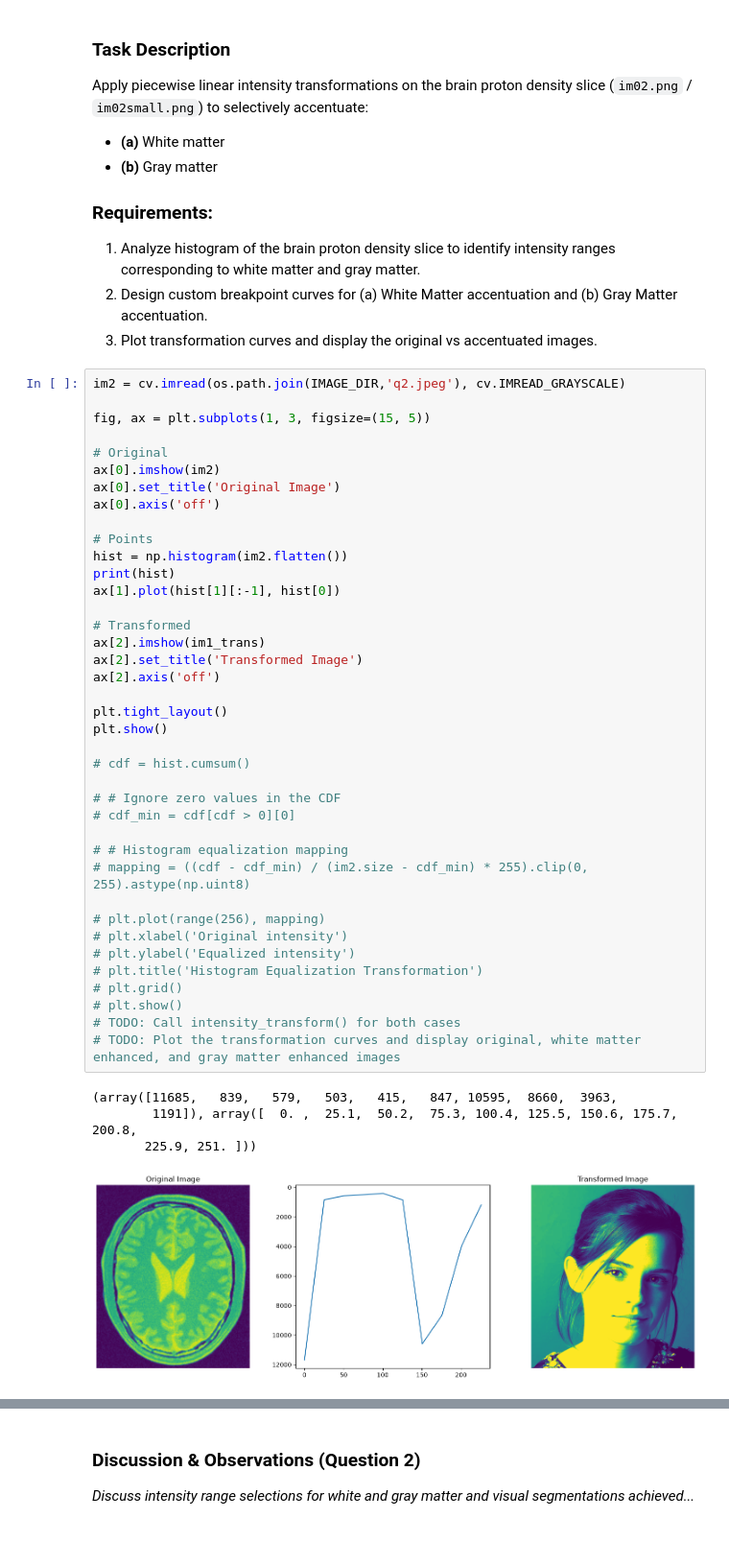
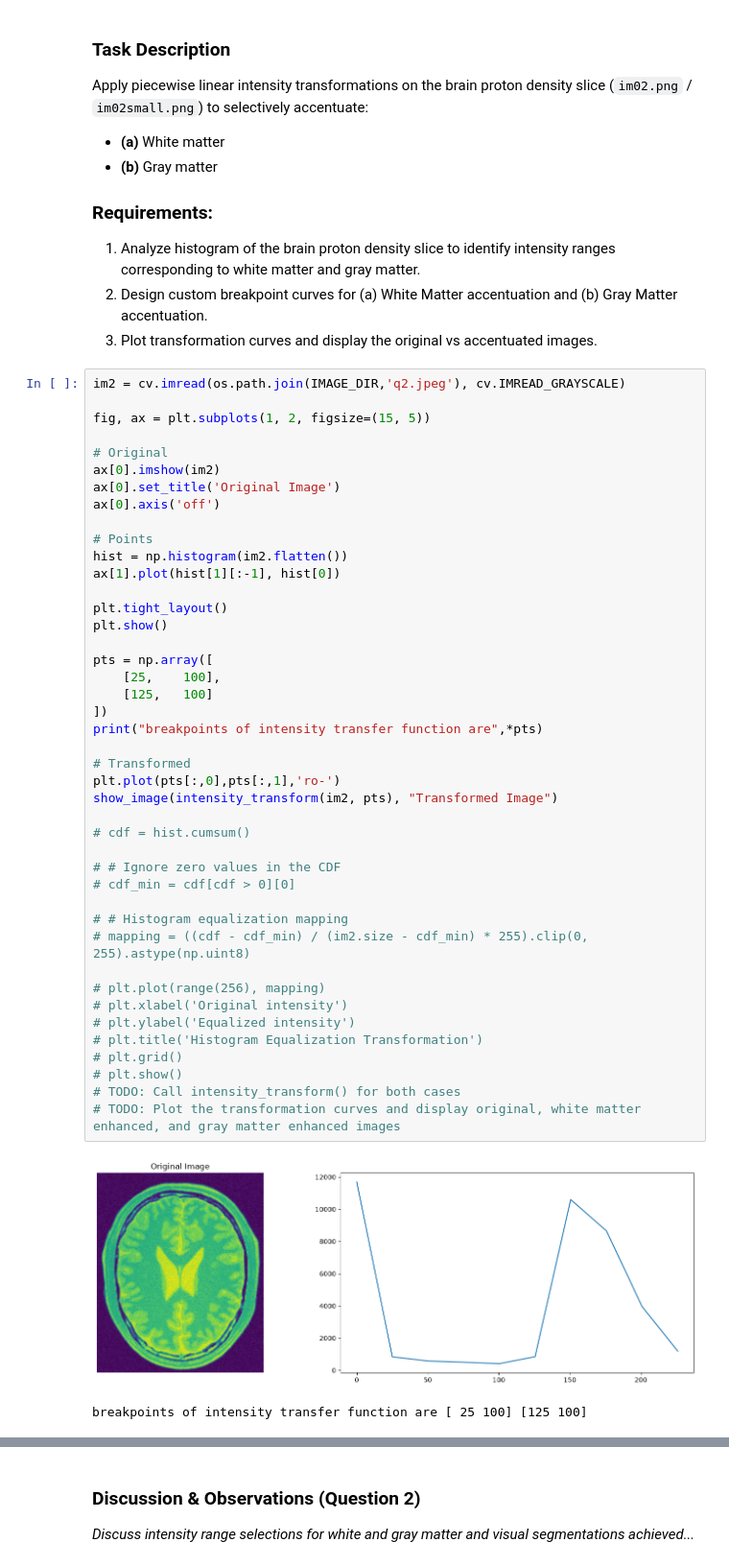
Before and after one commit to samirunuwanaka/ComputerVision, a Jupyter notebook: Assignment/EN3160_Assignment_01_Template.ipynb, the cells around one changed output, grey strips where cells are left out. Shown at 96% size. Saved outputs shown, nothing was run; the diff lists cells and outputs as text; blank space fills up the shorter version.

Commit message:
MRI transfer function Issues #1

```diff
--- a/Assignment/EN3160_Assignment_01_Template.ipynb
+++ b/Assignment/EN3160_Assignment_01_Template.ipynb
@@ -127,44 +126,46 @@ Apply piecewise linear intensity transformations on the brain proton density sli
 # %%
 im2 = cv.imread(os.path.join(IMAGE_DIR,'q2.jpeg'), cv.IMREAD_GRAYSCALE)
 
-fig, ax = plt.subplots(1, 3, figsize=(15, 5))
+fig, ax = plt.subplots(1, 2, figsize=(15, 5))
 
 # Original
 ax[0].imshow(im2)
 ax[0].set_title('Original Image')
 ax[0].axis('off')
 
 # Points
 hist = np.histogram(im2.flatten())
-print(hist)
 ax[1].plot(hist[1][:-1], hist[0])
-
-# Transformed
-ax[2].imshow(im1_trans)
-ax[2].set_title('Transformed Image')
-ax[2].axis('off')
 
 plt.tight_layout()
 plt.show()
+
+pts = np.array([
+    [25,    100],
+    [125,   100]
+])
+print("breakpoints of intensity transfer function are",*pts)
+
+# Transformed
+plt.plot(pts[:,0],pts[:,1],'ro-')
+show_image(intensity_transform(im2, pts), "Transformed Image")
 
 # cdf = hist.cumsum()
 
 # # Ignore zero values in the CDF
 # cdf_min = cdf[cdf > 0][0]
 
 # # Histogram equalization mapping
 # mapping = ((cdf - cdf_min) / (im2.size - cdf_min) * 255).clip(0, 255).astype(np.uint8)
 
 # plt.plot(range(256), mapping)
 # plt.xlabel('Original intensity')
 # plt.ylabel('Equalized intensity')
 # plt.title('Histogram Equalization Transformation')
 # plt.grid()
 # plt.show()
 # TODO: Call intensity_transform() for both cases
 # TODO: Plot the transformation curves and display original, white matter enhanced, and gray matter enhanced images
 # %% [output]
+[figure, new version]
-(array([11685,   839,   579,   503,   415,   847, 10595,  8660,  3963,
-        1191]), array([  0. ,  25.1,  50.2,  75.3, 100.4, 125.5, 150.6, 175.7, 200.8,
-       225.9, 251. ]))
+breakpoints of intensity transfer function are [ 25 100] [125 100]
-[figure, old version]
```
Also changed, not shown: parts of 2 cells of this notebook.
